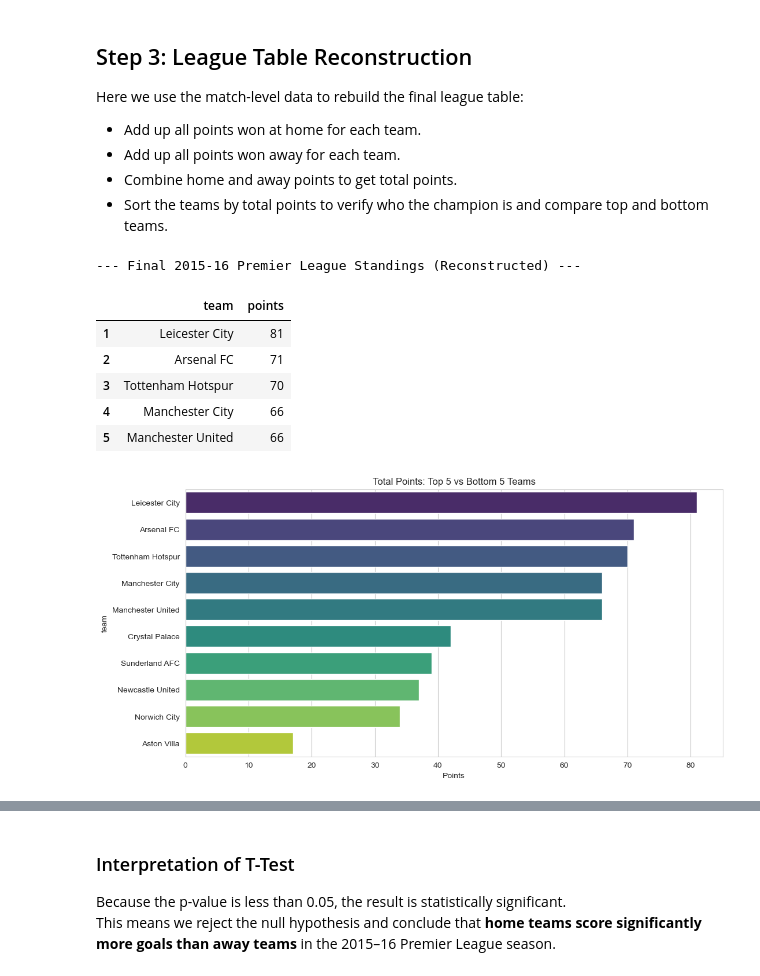
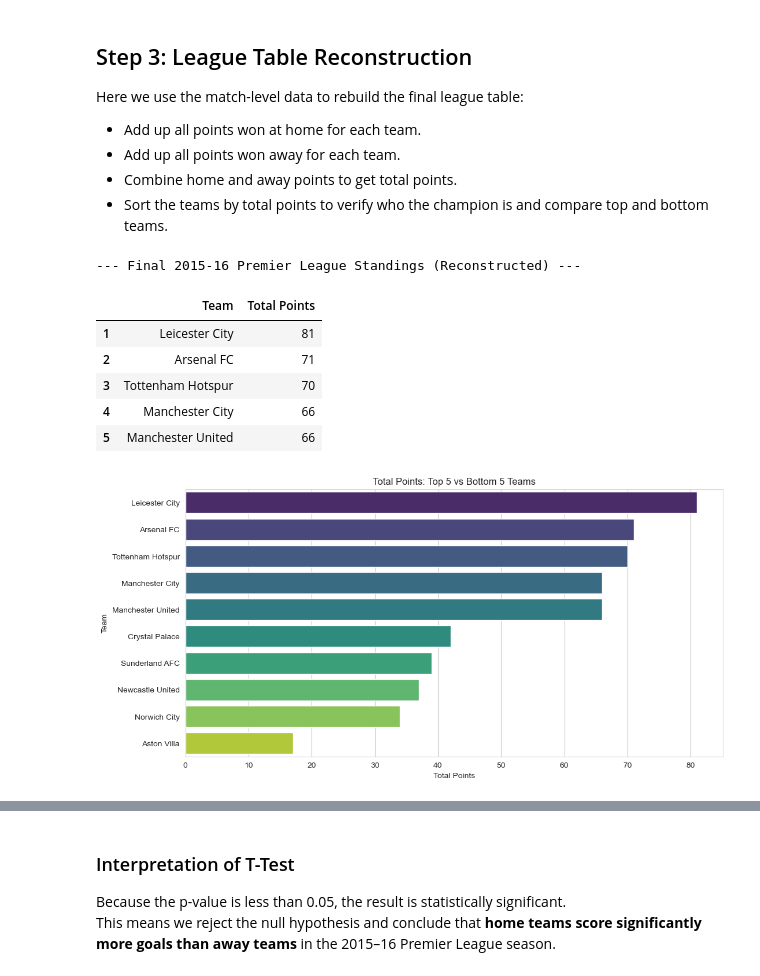
Before and after one commit to jitendraSuwalka/SDPA-Flower-Shop-Premier-League-Analysis, a Jupyter notebook: SDPA_part2_premier_league_analysis.ipynb, the cells around one changed output, grey strips where cells are left out. Cells and saved outputs as stored; diff of their text form; code cells hidden in the pictures.

```diff
--- a/SDPA_part2_premier_league_analysis.ipynb
+++ b/SDPA_part2_premier_league_analysis.ipynb
@@ -209,36 +310,49 @@ Here we use the match-level data to rebuild the final league table:
 # --- RECONSTRUCT LEAGUE TABLE ---
 # 1. Sum points earned at Home
 home_stats = df.groupby("home_team")["home_points"].sum().reset_index()
 home_stats.rename(columns={"home_team": "team", "home_points": "points"}, inplace=True)
 
 # 2. Sum points earned Away
 away_stats = df.groupby("away_team")["away_points"].sum().reset_index()
 away_stats.rename(columns={"away_team": "team", "away_points": "points"}, inplace=True)
 
 # 3. Combine and sort
 league_table = pd.concat([home_stats, away_stats]).groupby("team")["points"].sum().reset_index()
 league_table = league_table.sort_values("points", ascending=False).reset_index(drop=True)
 
 # Add ranking column
 league_table.index = league_table.index + 1
 
 print("--- Final 2015-16 Premier League Standings (Reconstructed) ---")
+league_table.columns = ["Team", "Total Points"]
 display(league_table.head(5)) # Show Top 5 Teams
 
 # Visualization: Top 5 vs Bottom 5
 plt.figure(figsize=(12, 6))
-top_bottom = pd.concat([league_table.head(5), league_table.tail(5)])
-sns.barplot(x="points", y="team", data=top_bottom, palette="viridis")
+
+top_bottom = pd.concat([
+    league_table.head(5),
+    league_table.tail(5)
+])
+
+sns.barplot(
+    x="Total Points",
+    y="Team",
+    data=top_bottom,
+    palette="viridis"
+)
+
 plt.title("Total Points: Top 5 vs Bottom 5 Teams")
-plt.xlabel("Points")
+plt.xlabel("Total Points")
+plt.ylabel("Team")
 plt.show()
 # %% [output]
 --- Final 2015-16 Premier League Standings (Reconstructed) ---
-|  | team | points |
+|  | Team | Total Points |
 | 1 | Leicester City | 81 |
 | 2 | Arsenal FC | 71 |
 | 3 | Tottenham Hotspur | 70 |
 | 4 | Manchester City | 66 |
 | 5 | Manchester United | 66 |
-[figure, old version]
+[figure, new version]
 # %% [markdown]
```
Also changed, not shown: parts of 30 cells of this notebook.
